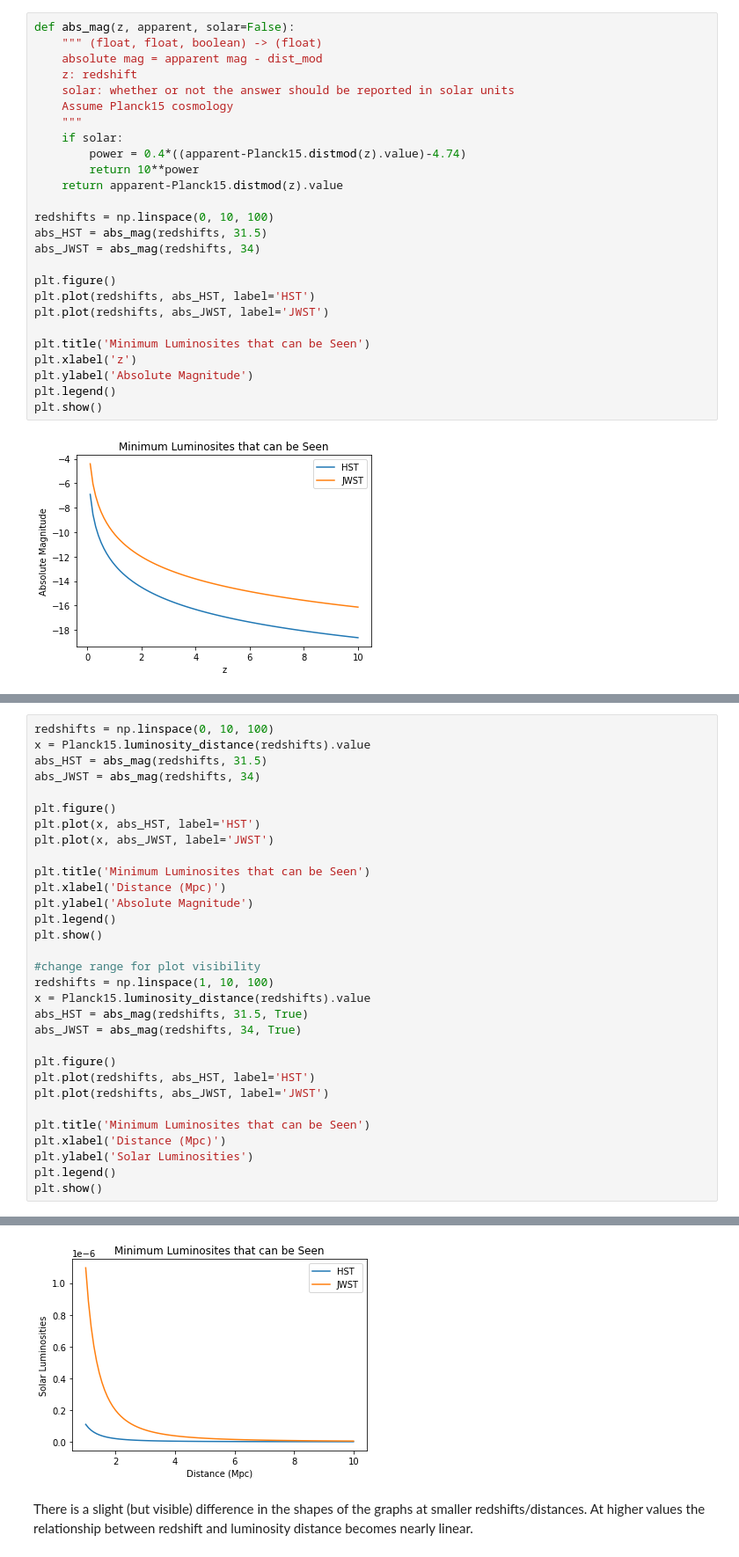
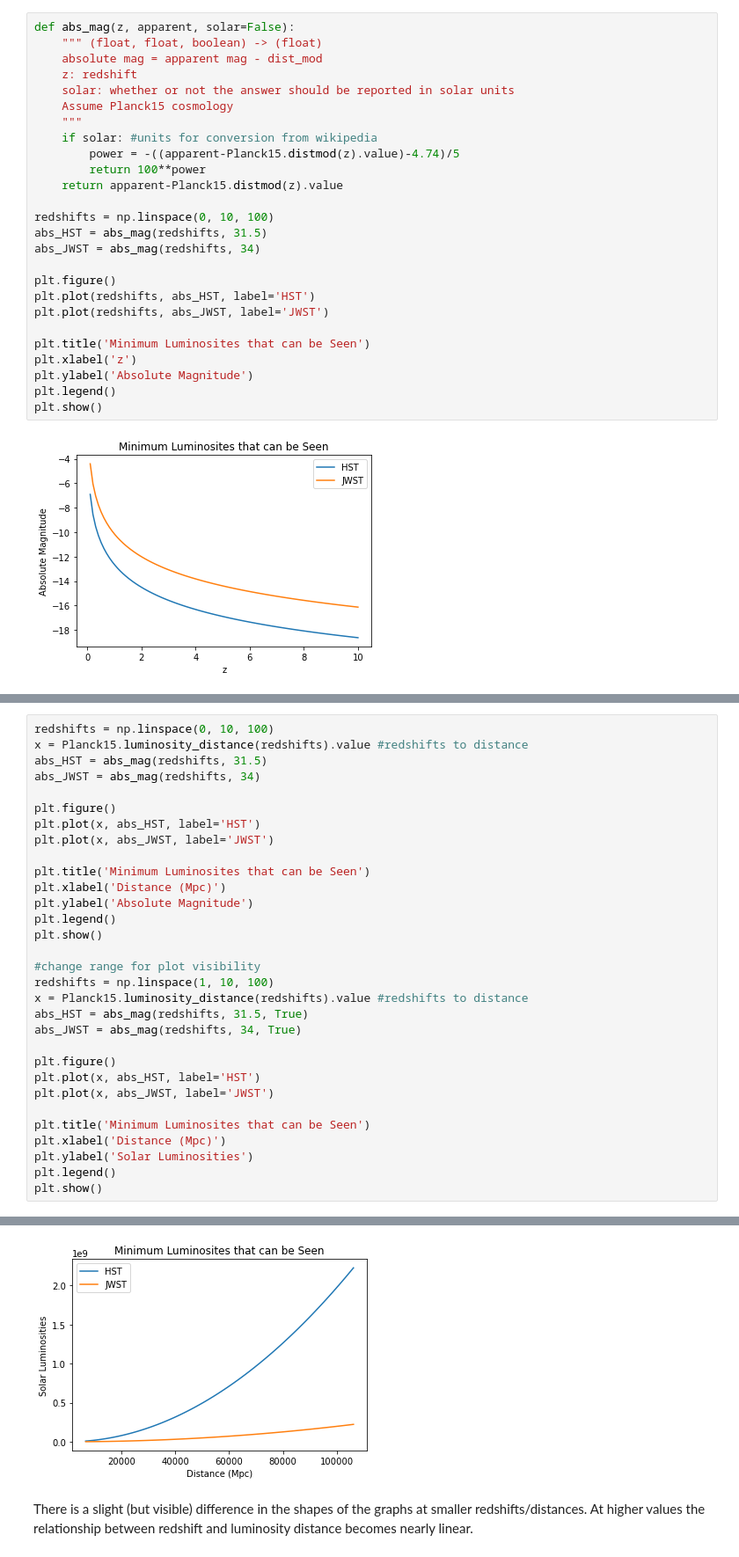
Before and after one commit to WillPugs/Phys321_midterm, a Jupyter notebook: Midterm2022.ipynb, the cells around one changed output, grey strips where cells are left out. Shown at 88% size. Drawn from its saved outputs; the diff is of its cells as text.

```diff
--- a/Midterm2022.ipynb
+++ b/Midterm2022.ipynb
@@ -136,9 +136,9 @@ def abs_mag(z, apparent, solar=False):
     solar: whether or not the answer should be reported in solar units
     Assume Planck15 cosmology
     """
-    if solar:
-        power = 0.4*((apparent-Planck15.distmod(z).value)-4.74)
-        return 10**power
+    if solar: #units for conversion from wikipedia
+        power = -((apparent-Planck15.distmod(z).value)-4.74)/5
+        return 100**power
     return apparent-Planck15.distmod(z).value
 
 redshifts = np.linspace(0, 10, 100)
@@ -176,37 +176,37 @@ plt.show()
 # %%
 redshifts = np.linspace(0, 10, 100)
-x = Planck15.luminosity_distance(redshifts).value
+x = Planck15.luminosity_distance(redshifts).value #redshifts to distance
 abs_HST = abs_mag(redshifts, 31.5)
 abs_JWST = abs_mag(redshifts, 34)
 
 plt.figure()
 plt.plot(x, abs_HST, label='HST')
 plt.plot(x, abs_JWST, label='JWST')
 
 plt.title('Minimum Luminosites that can be Seen')
 plt.xlabel('Distance (Mpc)')
 plt.ylabel('Absolute Magnitude')
 plt.legend()
 plt.show()
 
 #change range for plot visibility
 redshifts = np.linspace(1, 10, 100)
-x = Planck15.luminosity_distance(redshifts).value
+x = Planck15.luminosity_distance(redshifts).value #redshifts to distance
 abs_HST = abs_mag(redshifts, 31.5, True)
 abs_JWST = abs_mag(redshifts, 34, True)
 
 plt.figure()
-plt.plot(redshifts, abs_HST, label='HST')
-plt.plot(redshifts, abs_JWST, label='JWST')
+plt.plot(x, abs_HST, label='HST')
+plt.plot(x, abs_JWST, label='JWST')
 
 plt.title('Minimum Luminosites that can be Seen')
 plt.xlabel('Distance (Mpc)')
 plt.ylabel('Solar Luminosities')
 plt.legend()
 plt.show()
 # %% [output]
 [figure]
-[figure, old version]
+[figure, new version]
 # %% [markdown]
 There is a slight (but visible) difference in the shapes of the graphs at smaller redshifts/distances. At higher values the relationship between redshift and luminosity distance becomes nearly linear.
 # %% [markdown]
```
Also changed, not shown: parts of 11 cells of this notebook.
